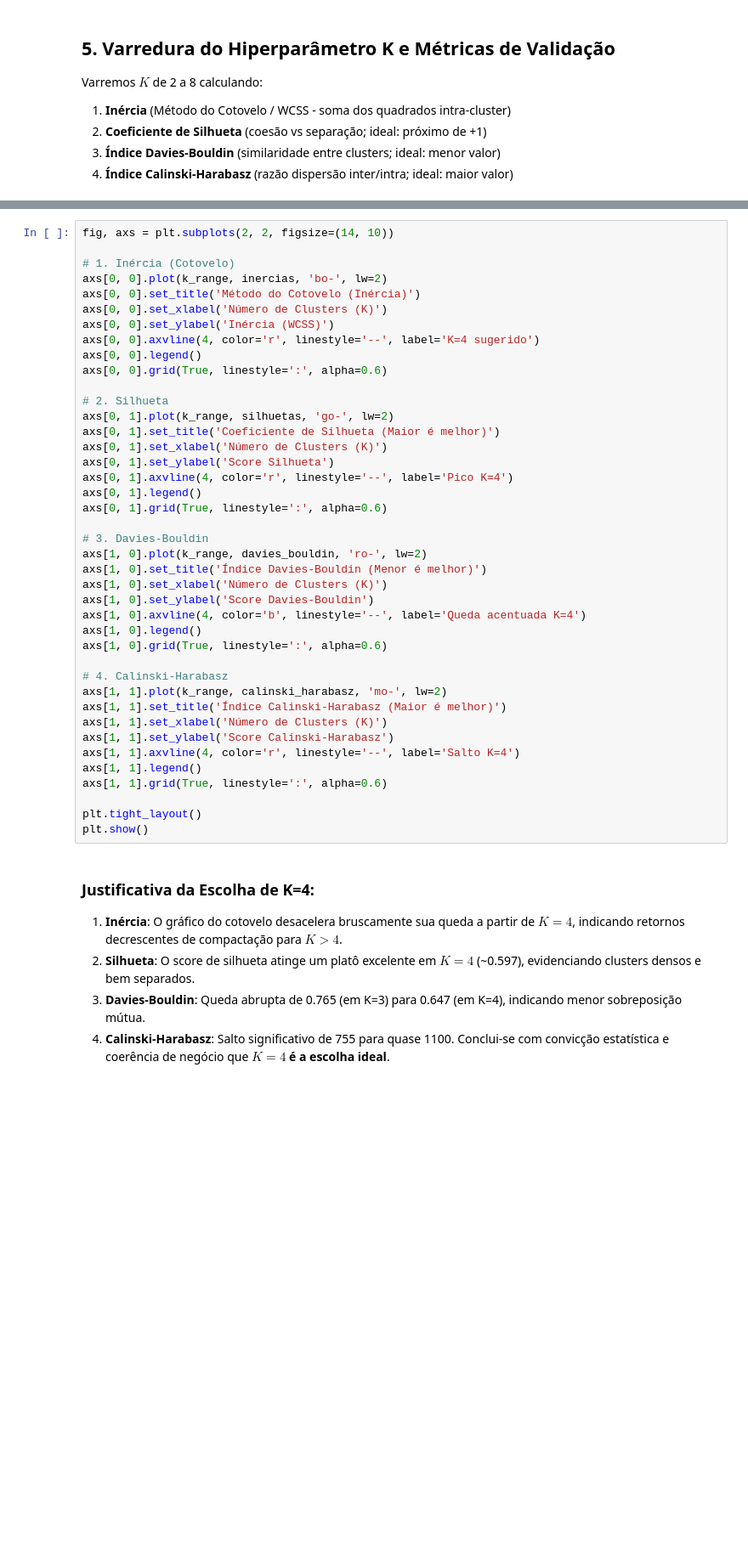
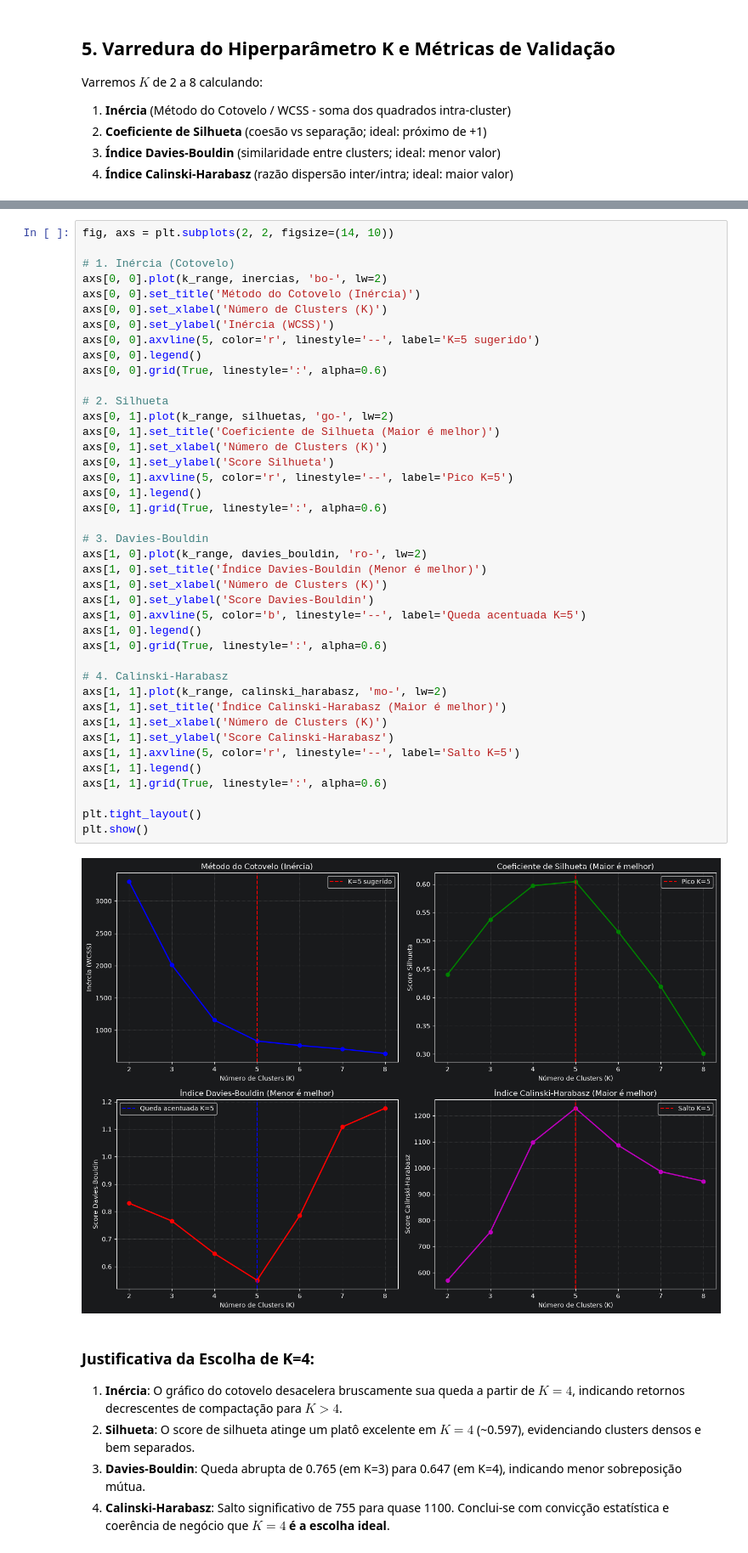
Before and after one commit to JoaoPSFranca/BCC-Aprendizado-de-Maquina, a Jupyter notebook: atividades/atividade_tres_bases/resolucao_base3_agrupamento_clientes.ipynb, the cells around one changed output, grey strips where cells are left out. Shown at 85% size. Drawn from its saved outputs; the diff is of its cells as text; blank space fills up the shorter version.

```diff
--- a/atividades/atividade_tres_bases/resolucao_base3_agrupamento_clientes.ipynb
+++ b/atividades/atividade_tres_bases/resolucao_base3_agrupamento_clientes.ipynb
@@ -124,39 +178,41 @@ axs[0, 0].plot(k_range, inercias, 'bo-', lw=2)
 axs[0, 0].set_title('Método do Cotovelo (Inércia)')
 axs[0, 0].set_xlabel('Número de Clusters (K)')
 axs[0, 0].set_ylabel('Inércia (WCSS)')
-axs[0, 0].axvline(4, color='r', linestyle='--', label='K=4 sugerido')
+axs[0, 0].axvline(5, color='r', linestyle='--', label='K=5 sugerido')
 axs[0, 0].legend()
 axs[0, 0].grid(True, linestyle=':', alpha=0.6)
 
 # 2. Silhueta
 axs[0, 1].plot(k_range, silhuetas, 'go-', lw=2)
 axs[0, 1].set_title('Coeficiente de Silhueta (Maior é melhor)')
 axs[0, 1].set_xlabel('Número de Clusters (K)')
 axs[0, 1].set_ylabel('Score Silhueta')
-axs[0, 1].axvline(4, color='r', linestyle='--', label='Pico K=4')
+axs[0, 1].axvline(5, color='r', linestyle='--', label='Pico K=5')
 axs[0, 1].legend()
 axs[0, 1].grid(True, linestyle=':', alpha=0.6)
 
 # 3. Davies-Bouldin
 axs[1, 0].plot(k_range, davies_bouldin, 'ro-', lw=2)
 axs[1, 0].set_title('Índice Davies-Bouldin (Menor é melhor)')
 axs[1, 0].set_xlabel('Número de Clusters (K)')
 axs[1, 0].set_ylabel('Score Davies-Bouldin')
-axs[1, 0].axvline(4, color='b', linestyle='--', label='Queda acentuada K=4')
+axs[1, 0].axvline(5, color='b', linestyle='--', label='Queda acentuada K=5')
 axs[1, 0].legend()
 axs[1, 0].grid(True, linestyle=':', alpha=0.6)
 
 # 4. Calinski-Harabasz
 axs[1, 1].plot(k_range, calinski_harabasz, 'mo-', lw=2)
 axs[1, 1].set_title('Índice Calinski-Harabasz (Maior é melhor)')
 axs[1, 1].set_xlabel('Número de Clusters (K)')
 axs[1, 1].set_ylabel('Score Calinski-Harabasz')
-axs[1, 1].axvline(4, color='r', linestyle='--', label='Salto K=4')
+axs[1, 1].axvline(5, color='r', linestyle='--', label='Salto K=5')
 axs[1, 1].legend()
 axs[1, 1].grid(True, linestyle=':', alpha=0.6)
 
 plt.tight_layout()
 plt.show()
+# %% [output]
+[figure, added]
 # %% [markdown]
 ### Justificativa da Escolha de K=4:
 1. **Inércia**: O gráfico do cotovelo desacelera bruscamente sua queda a partir de $K=4$, indicando retornos decrescentes de compactação para $K > 4$.
```
Also changed, not shown: parts of 13 cells of this notebook, 3 other files.
